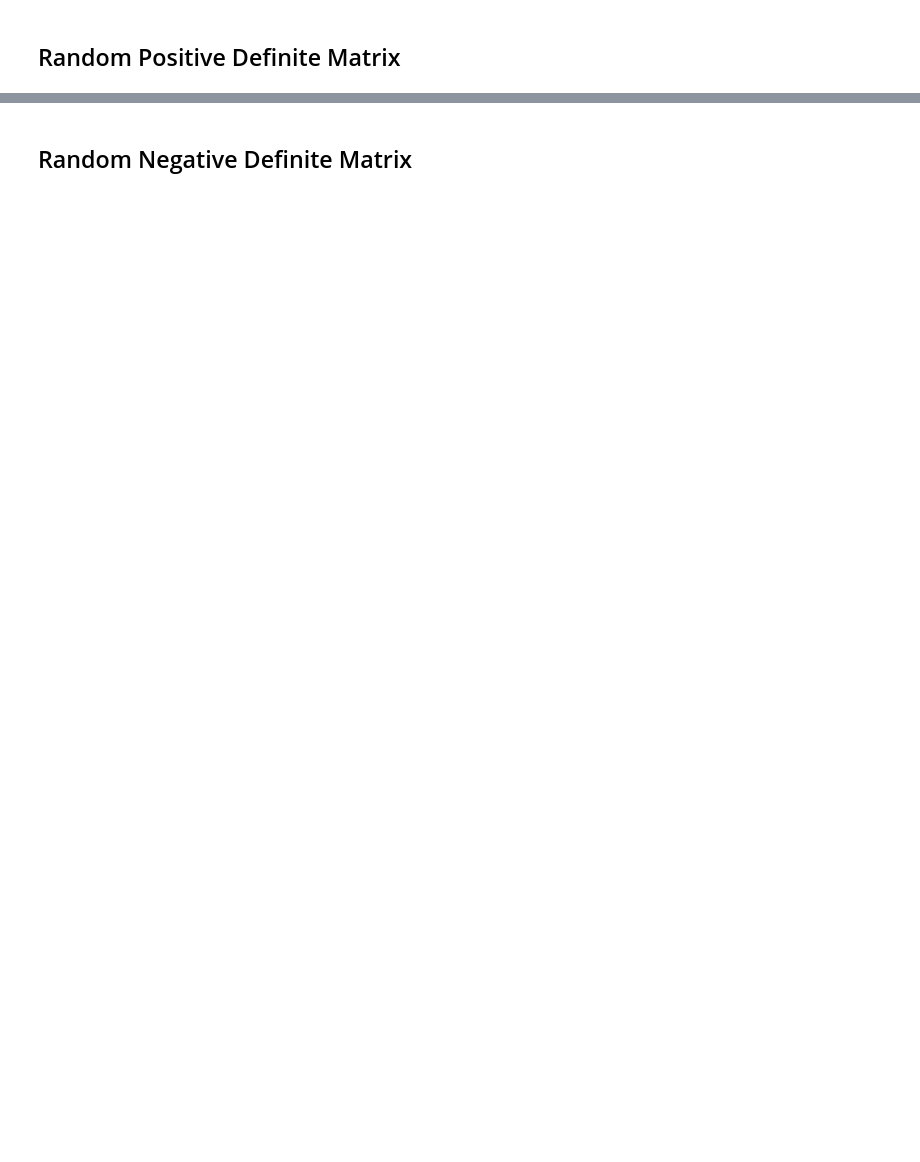
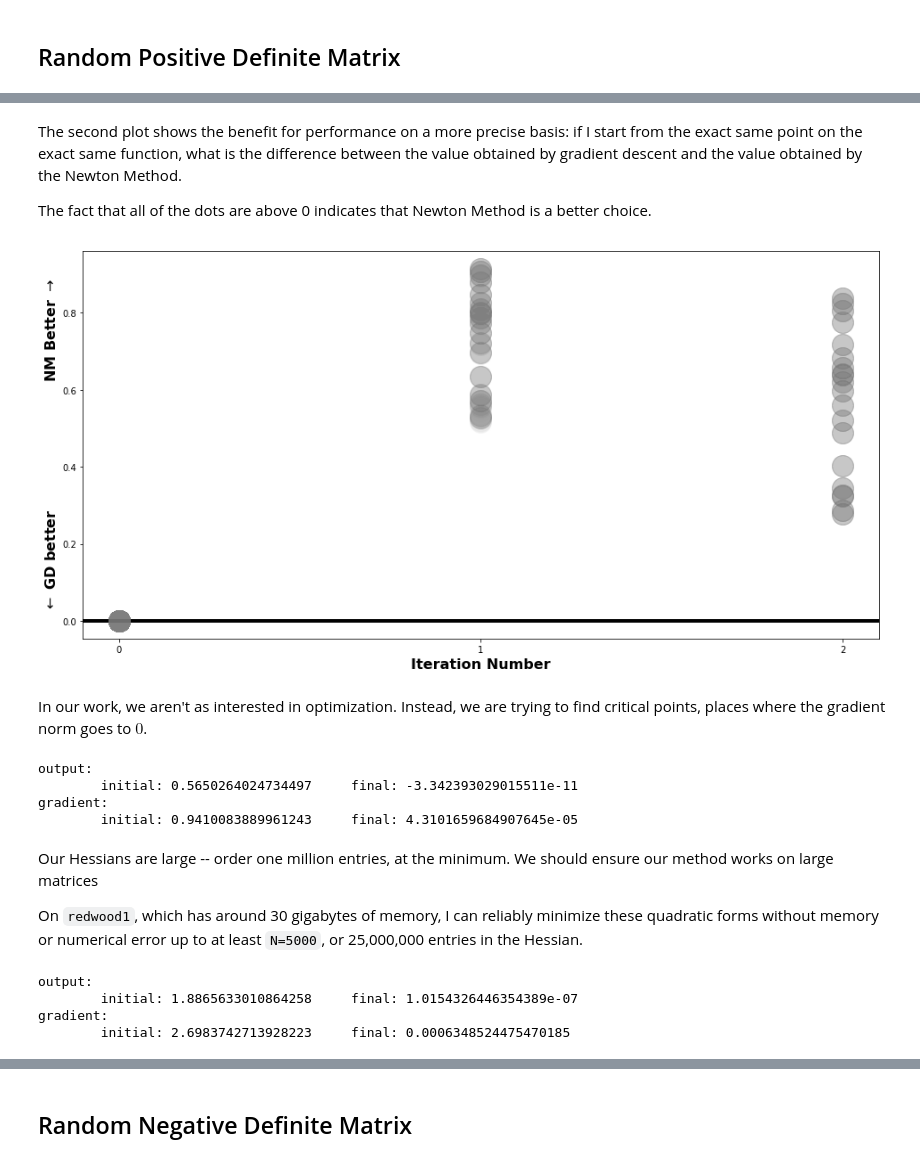
Before and after one commit to charlesfrye/tf_hessians, a Jupyter notebook: TF - Second-Order Methods - 2.ipynb, the cells around one changed output, grey strips where cells are left out. Saved outputs shown, nothing was run; the diff lists cells and outputs as text; code cells hidden in the pictures; blank space fills up the shorter version.

```diff
--- a/TF - Second-Order Methods - 2.ipynb
+++ b/TF - Second-Order Methods - 2.ipynb
@@ -154,0 +142,15 @@ run_minimizer(wishart_quadratic_form_minimizer, "gradient_descent", 1)
+# %% [markdown]
+The second plot shows the benefit for performance on a more precise basis:
+if I start from the exact same point on the exact same function,
+what is the difference between the value obtained by gradient descent
+and the value obtained by the Newton Method.
+
+The fact that all of the dots are above 0 indicates that Newton Method is a better choice.
+# %%
+second_order.plot_benefit(normalized_results)
+# %% [output]
+[figure, added]
+# %% [markdown]
+In our work, we aren't as interested in optimization.
+Instead, we are trying to find critical points,
+places where the gradient norm goes to $0$.
@@ -154,0 +179,28 @@ run_minimizer(wishart_quadratic_form_minimizer, "gradient_descent", 1)
+# %%
+gradient_test(N=5, matrix_generator=generate_wishart, num_newton_steps=2, hyperparameters={"learning_rate":0.1,
+                                                                 "newton_rate":1,
+                                                                 "fudge_factor":1e-6,
+                                                                 "inverse_method":"fudged"})
+# %% [output]
+output:
+        initial: 0.5650264024734497     final: -3.342393029015511e-11
+gradient:
+        initial: 0.9410083889961243     final: 4.3101659684907645e-05
+# %% [markdown]
+Our Hessians are large -- order one million entries, at the minimum.
+We should ensure our method works on large matrices
+
+On `redwood1`, which has around 30 gigabytes of memory,
+I can reliably minimize these quadratic forms without memory or numerical error
+up to at least `N=5000`,
+or 25,000,000 entries in the Hessian.
+# %%
+gradient_test(N=1000, matrix_generator=generate_wishart, num_newton_steps=2, hyperparameters={"learning_rate":0.1,
+                                                                 "newton_rate":1,
+                                                                 "fudge_factor":1e-6,
+                                                                 "inverse_method":"fudged"})
+# %% [output]
+output:
+        initial: 1.8865633010864258     final: 1.0154326446354389e-07
+gradient:
+        initial: 2.6983742713928223     final: 0.0006348524475470185
```
Also changed, not shown: parts of 52 cells of this notebook, 1 other file.
